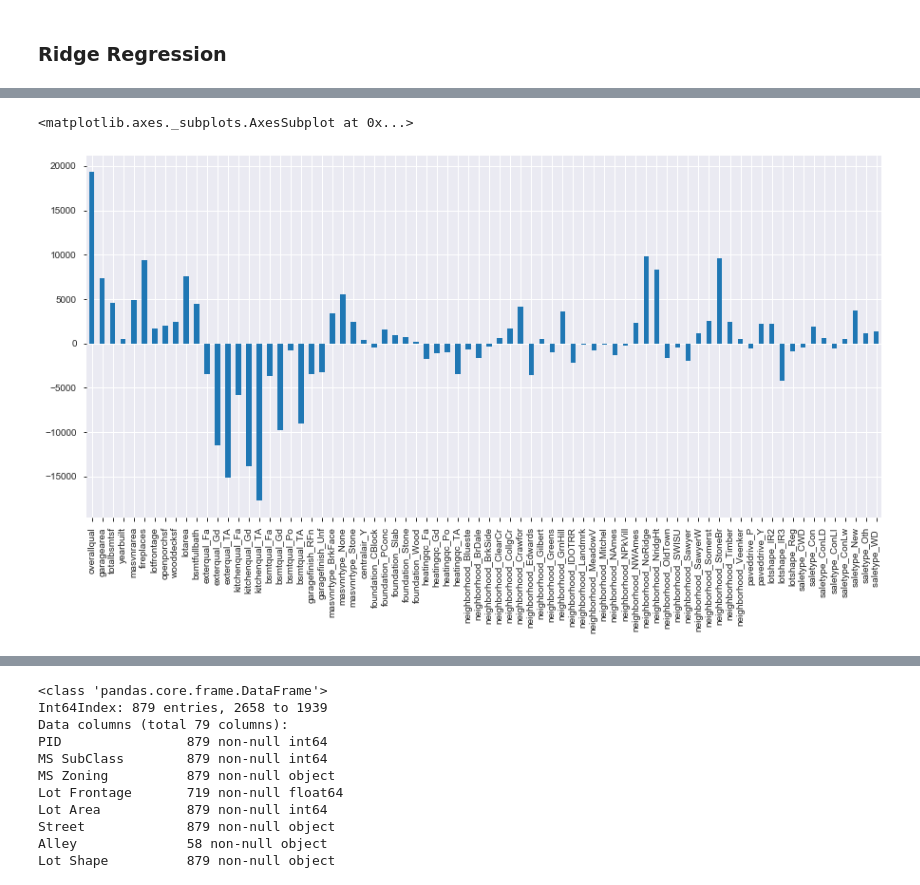
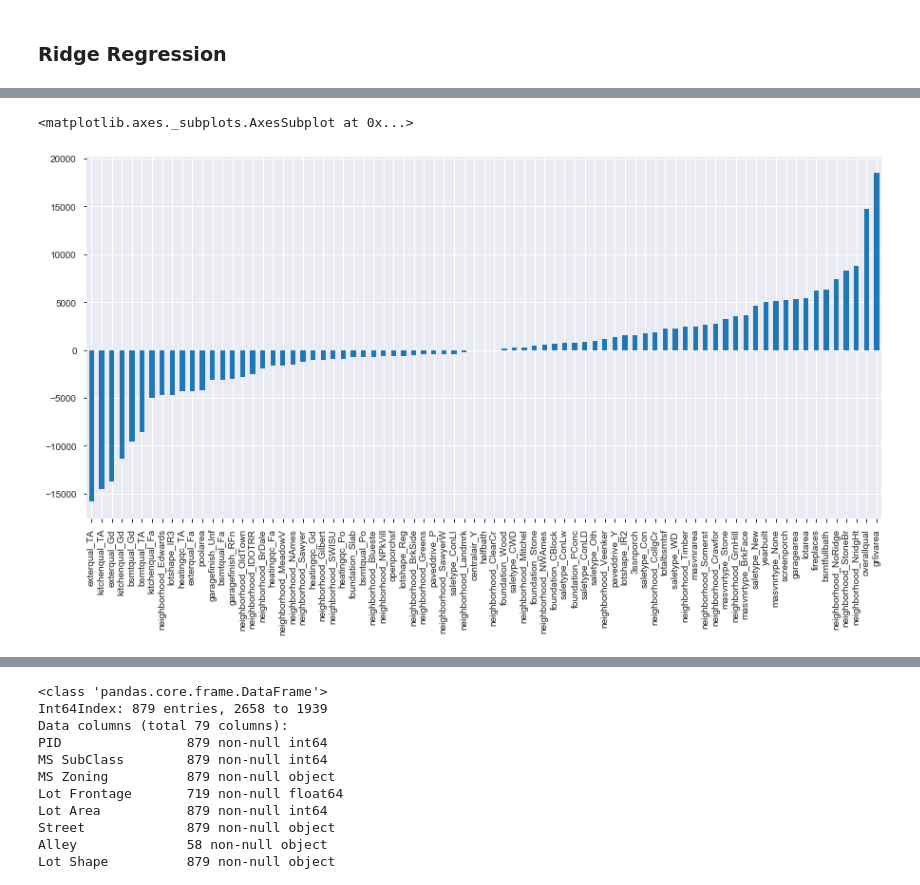
Before and after one commit to mieulium/Project2, a Jupyter notebook: Project 2.ipynb, the cells around one changed output, grey strips where cells are left out. Saved outputs shown, nothing was run; the diff lists cells and outputs as text; code cells hidden in the pictures.

```diff
--- a/Project 2.ipynb
+++ b/Project 2.ipynb
@@ -629,10 +656,10 @@ top_stat_list = list(Fstat_df.sort_values(by = 'stat', ascending = False).nlarge
 # %%
 ## removing related variables
-top_stat_list.remove('bsmtexposure')
-top_stat_list.remove('bsmtfintype1')
-top_stat_list.remove('garagetype')
+top_cat_list.remove('bsmtexposure')
+top_cat_list.remove('bsmtfintype1')
+top_cat_list.remove('garagetype')
 
-top_stat_list
+top_cat_list
 # %% [output]
 ['exterqual',
  'kitchenqual',
@@ -791,6 +830,0 @@ df.masvnrarea.fillna(df.masvnrarea.median(), inplace=True)
-# %%
-df.lotfrontage.hist(figsize = (5,5), bins = 20)
-print(stats.shapiro(df.lotfrontage.dropna()))
-## The Shapiro-Wilks test showed the distribution is significantly non- normal
-print(df.lotfrontage.median())
-df.lotfrontage.fillna(df.lotfrontage.median(), inplace = True)
@@ -832,7 +855,7 @@ memory usage: 192.3 KB
 
 Changing the variables into dummy coded variables. This is for the ease of doing linear regression later.
 # %%
-interest=top_stat_list+top_corr_list
+interest= top_cat_list+final_corr_list
 interest.append('saleprice')
 interestdf = df[interest]
 # %%
@@ -900,5 +926,7 @@ len(interest_list)
 # %%
 lr = LinearRegression()
+# %%
+interest_list.remove('')
 # %%
 X = interestdf[interest_list]
 y = interestdf['saleprice']
@@ -1134,8 +1192,8 @@ np.sqrt(mean_squared_error(y_test, predrd))
 # %%
-pd.Series(rd.coef_, index = interest_list).plot.bar(figsize=(15,7))
+pd.Series(rd.coef_, index = interest_list).sort_values(ascending = True).plot.bar(figsize=(15,7))
 # %% [output]
 <matplotlib.axes._subplots.AxesSubplot at 0x...>
-[figure, old version]
+[figure, new version]
 # %%
 p = np.sum(rd.coef_ != 0)
 adjr2_rd = 1-(1-(rdr2score))*(n-1)/(n-p-1)
```
Also changed, not shown: parts of 111 cells of this notebook.
